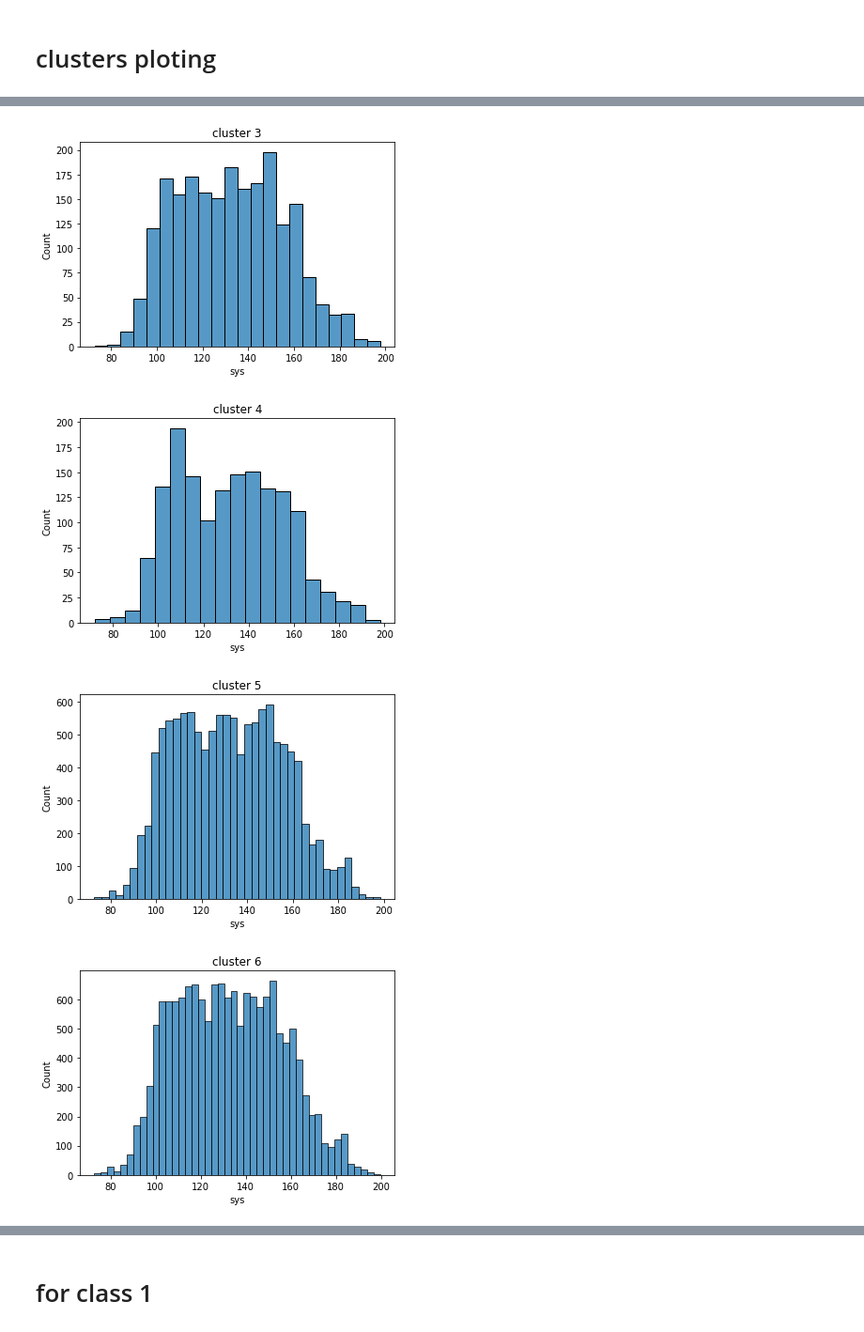
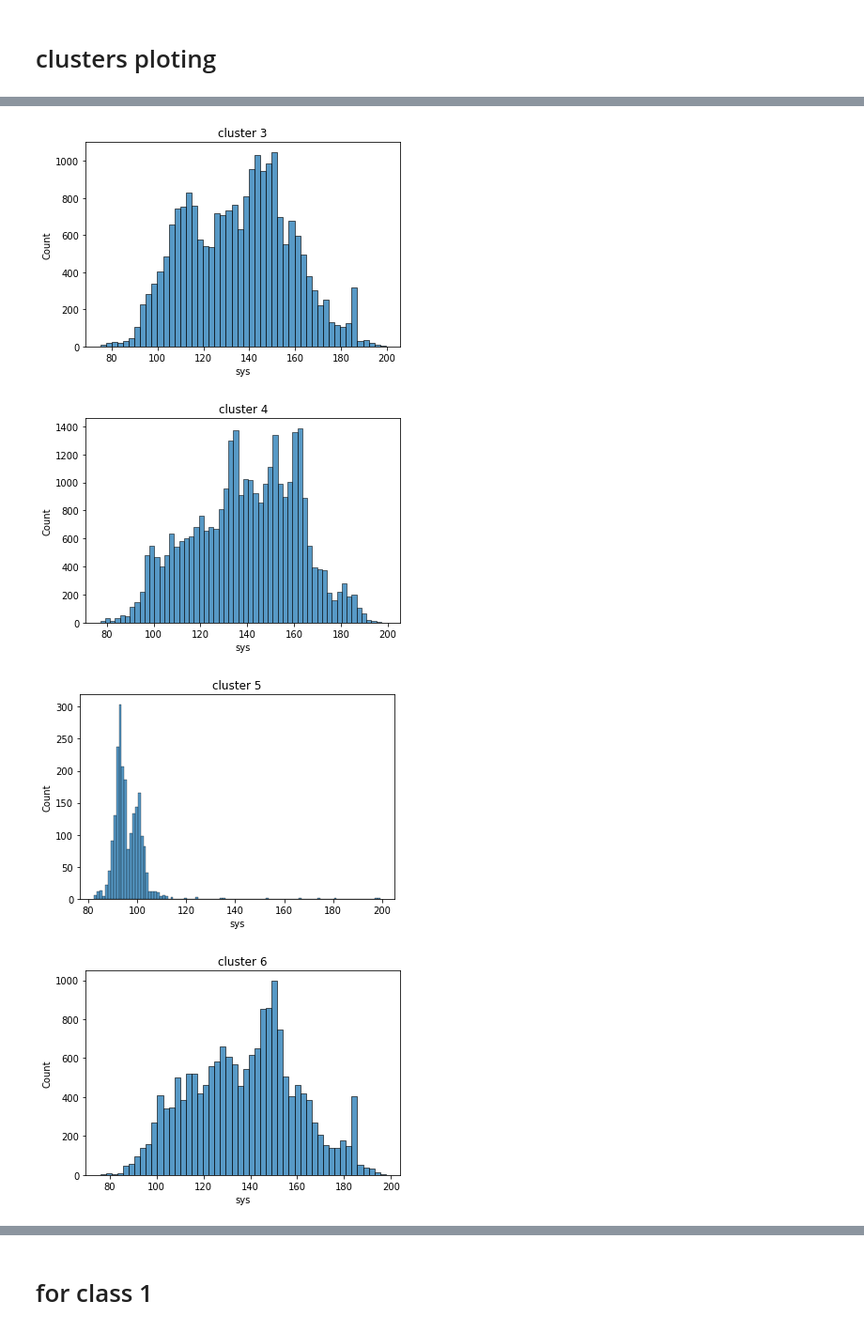
Before and after one commit to Khaled-Mohammed-Abdelgaber/PPG_Clustering, a Jupyter notebook: peak2peak_aug_2022_oneBeat_kmeans.ipynb, the cells around one changed output, grey strips where cells are left out. Shown: that part at 94% size. Cells and saved outputs as stored; diff of their text form; code cells hidden in the pictures.

```diff
--- a/peak2peak_aug_2022_oneBeat_kmeans.ipynb
+++ b/peak2peak_aug_2022_oneBeat_kmeans.ipynb
@@ -170,7 +170,6 @@ seed = 0
 numpy.random.seed(seed)
 X_train = scaled_df.values #, y_train, X_test, y_test = CachedDatasets().load_dataset("Trace")
 #X_train = X_train[y_train < 4]  # Keep first 3 classes
-numpy.random.shuffle(X_train)
 # Keep only 50 time series
 X_train = TimeSeriesScalerMeanVariance().fit_transform(X_train)
 # Make time series shorter
@@ -179,7 +178,7 @@ sz = X_train.shape[1]
 
 # Euclidean k-means
 print("Euclidean k-means")
-km = TimeSeriesKMeans(n_clusters=10, verbose=True, random_state=seed)
+km = TimeSeriesKMeans(n_clusters=8, verbose=True, random_state=seed)
 y_pred_eucl = km.fit_predict(X_train)
 # %% [output]
 Euclidean k-means
@@ -216,5 +215,5 @@ for yi in range(10):
 # %%
-df_info["10_labels_kmeans"] = y_pred_eucl
+df_info["20_labels_kmeans"] = y_pred_eucl
 # %%
 y_pred_eucl[y_pred_eucl == 0 ].shape
 # %% [output]
@@ -222,6 +226,7 @@ y_pred_eucl[y_pred_eucl == 0 ].shape
 # %%
-for i in range(10):
+import seaborn as sns
+for i in range(8):
   plt.figure()
   plt.title("cluster "+str(i))
-  sns.histplot(x = df_info["sys"][df_info ["10_labels_kmeans"] == i]  )
+  sns.histplot(x = df_info["sys"][df_info ["20_labels_kmeans"] == i]  )
 # %% [output]
@@ -231,4 +236,4 @@ for i in range(10):
-[figure, old version]
+[figure, new version]
-[figure, old version]
+[figure, new version]
-[figure, old version]
+[figure, new version]
-[figure, old version]
+[figure, new version]
```
Also changed, not shown: parts of 20 cells of this notebook.
